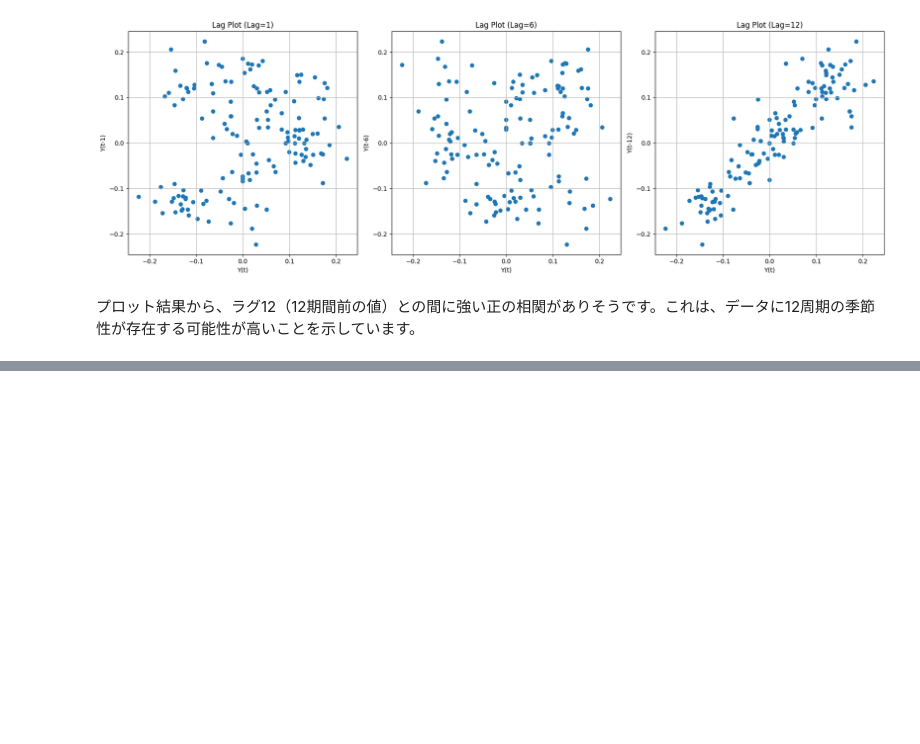
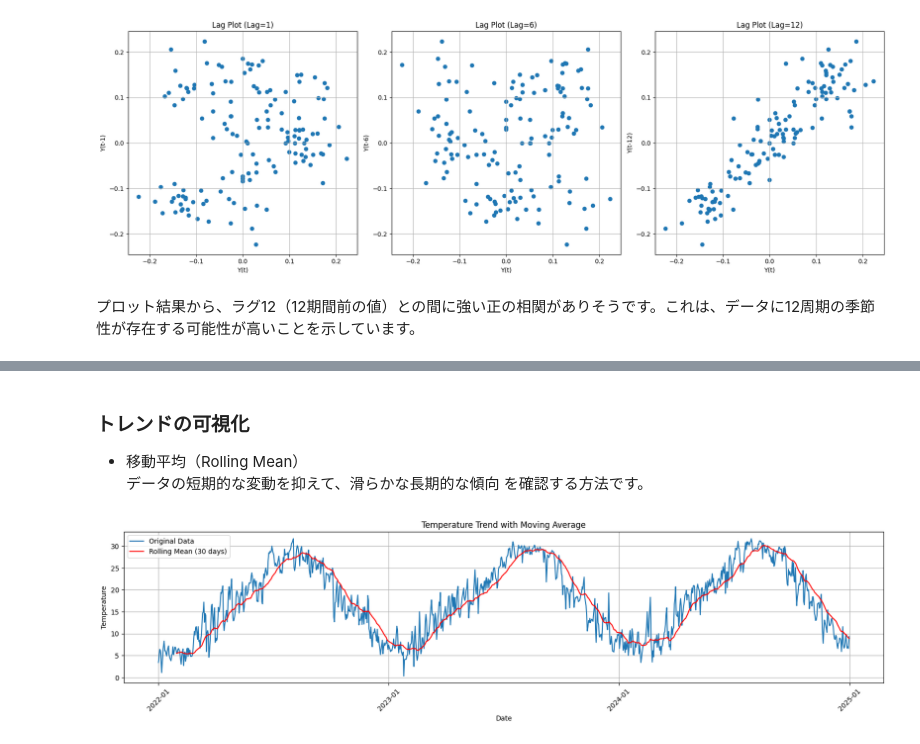
Before and after one commit to Mellon-Inc/ts-learning, a Jupyter notebook: Colab Notebooks/Time-series_No3.ipynb, the cells around one changed output, grey strips where cells are left out. Saved outputs shown, nothing was run; the diff lists cells and outputs as text; code cells hidden in the pictures; blank space fills up the shorter version.

```diff
--- a/Colab Notebooks/Time-series_No3.ipynb
+++ b/Colab Notebooks/Time-series_No3.ipynb
@@ -222,0 +249,25 @@ plt.show()
+# %% [markdown]
+### **トレンドの可視化**
+- 移動平均（Rolling Mean）<br>
+データの短期的な変動を抑えて、滑らかな長期的な傾向 を確認する方法です。
+# %%
+# 移動平均を使ったトレンドの可視化
+import matplotlib.dates as mdates
+
+plt.figure(figsize=(20, 4))
+plt.plot(data.index, data.iloc[:, 0], label='Original Data')
+plt.plot(data.index, data['rolling_mean'], label='Rolling Mean (30 days)', color='red')
+
+# x軸のフォーマットを調整
+plt.gca().xaxis.set_major_locator(mdates.YearLocator())  # 年ごとにラベルを表示
+plt.gca().xaxis.set_major_formatter(mdates.DateFormatter('%Y-%m'))  # "YYYY-MM" 表示に変更
+plt.xticks(rotation=45)  # x軸ラベルを回転させて読みやすく
+
+plt.xlabel("Date")
+plt.ylabel("Temperature")
+plt.title("Temperature Trend with Moving Average")
+plt.legend()
+plt.grid(True)
+plt.show()
+# %% [output]
+[figure, added]
```
Also changed, not shown: parts of 12 cells of this notebook.
